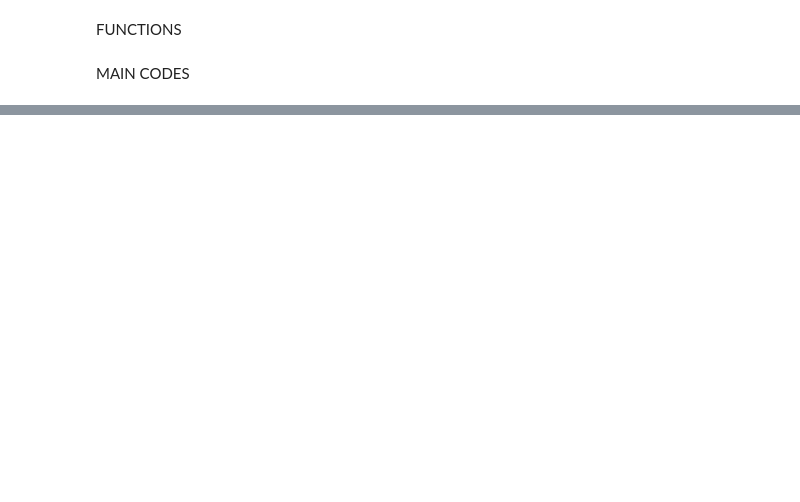
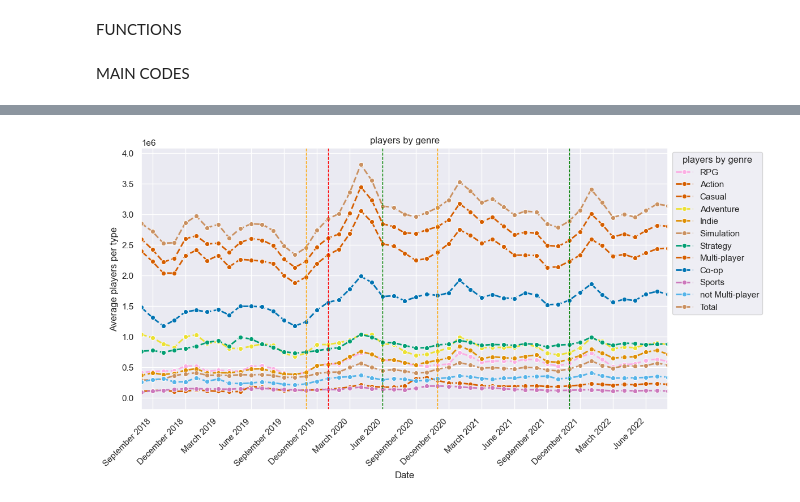
Before and after one commit to Pyros009/data-wrangling-project, a Jupyter notebook: Main2.ipynb, the cells around one changed output, grey strips where cells are left out. Saved outputs shown, nothing was run; the diff lists cells and outputs as text; code cells hidden in the pictures; blank space fills up the shorter version.

```diff
--- a/Main2.ipynb
+++ b/Main2.ipynb
@@ -332,5 +396,0 @@ display(out8)
-# %%
-###
-out9 = out8.copy()
-
-display(out8)
@@ -423,7 +466,7 @@ sports_df.rename(columns={"sports": "Sports"}, inplace=True)
 lgames["sports_df"]=sports_df
 # %%
 # creates a dataframe of a specific genre with a single column that contains the specified value
-df2 = out9.copy()
+df2 = out8.copy()
 
 columns_to_keep = df2.columns[~df2.iloc[0].astype(str).str.strip().str.contains("Multi-player")]
 output = out9[columns_to_keep].copy()
@@ -444,7 +487,7 @@ output["not Multi-player"] = output["not Multi-player"].clip(lower=0)  # Avoid n
 # Step 6: Filter the resulting DataFrame for "not multi-player"
 not_mp_df = output.filter(like="not Multi-player", axis=1)
 
-not_mp_df
+#not_mp_df
 # %%
 # removes old dataframes from the list
 
@@ -570,0 +511,4 @@ plt.ylabel('Average players per type')
+# %%
+t_plot(lgames_upd,list(lgames_upd.columns),"players by genre","n")
+# %% [output]
+[figure, added]
```
Also changed, not shown: parts of 24 cells of this notebook, 1 other file.
